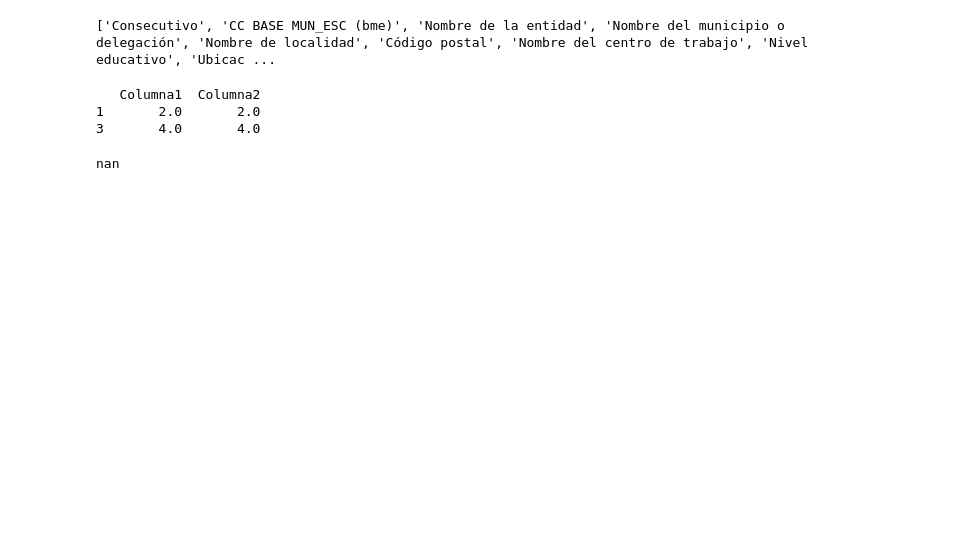
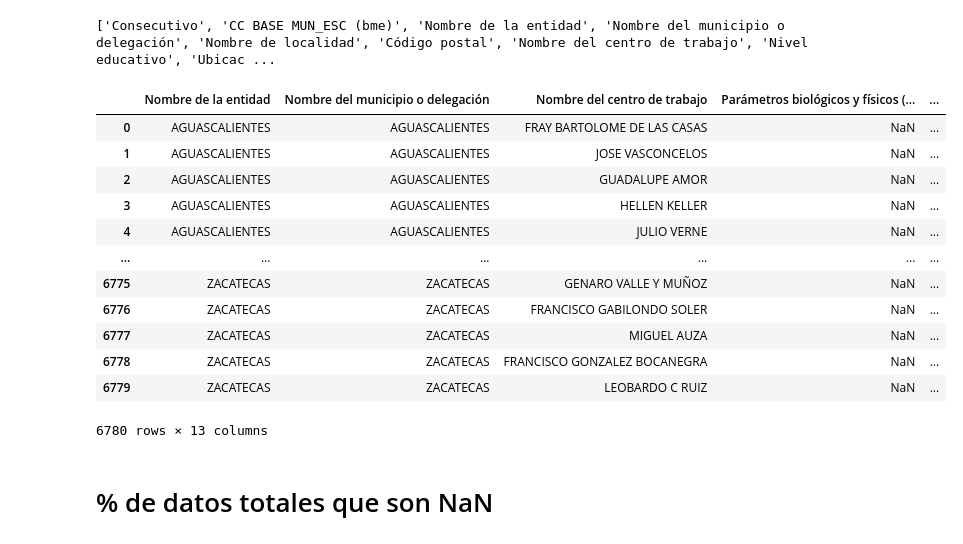
Before and after one commit to dataviz-itam/hackat-n-agua-en-escuelas-Maria-Raymundo-Andrea, a Jupyter notebook: eda.ipynb, the cells around one changed output. Saved outputs shown, nothing was run; the diff lists cells and outputs as text; code cells hidden in the pictures; blank space fills up the shorter version.

```diff
--- a/eda.ipynb
+++ b/eda.ipynb
@@ -7,7 +9,8 @@ print(list(df.columns))
 # %% [output]
 ['Consecutivo', 'CC BASE MUN_ESC (bme)', 'Nombre de la entidad', 'Nombre del municipio o delegación', 'Nombre de localidad', 'Código postal', 'Nombre del centro de trabajo', 'Nivel educativo', 'Ubicac ...
 # %%
-col_int = ["Nombre de la entidad", "Nombre del municipio o delegación", "Nombre del centro de trabajo", "Nombre del control (Público o Privado)", "Parámetros biológicos y físicos (PBF): COLIFORMES FECALES", "Parámetros biológicos y físicos (PBF): TURBIEDAD", "Parámetros químicos (no metálicos) (PBQ): FLUORUROS", "Parámetros químicos (no metálicos) (PBQ): NITRATOS", "Parámetros químicos (no metálicos) (PBQ): SÓLIDOS DISUELTOS", "Parámetros químicos metálicos (o metaloides) (PBM): ALUMINIO", "Parámetros químicos metálicos (o metaloides) (PBM): ARSÉNICO", "Parámetros químicos metálicos (o metaloides) (PBM): HIERRO", "Parámetros químicos metálicos (o metaloides) (PBM): PLOMO", "Período de información"]
+col_int = ["Nombre de la entidad", "Nombre del municipio o delegación", "Nombre del centro de trabajo", 'Parámetros biológicos y físicos (PBF): COLIFORMES FECALES', 'Parámetros biológicos y físicos (PBF): COLIFORMES TOTALES', 'Parámetros biológicos y físicos (PBF): COLOR', 'Parámetros biológicos y físicos (PBF): TURBIEDAD', 'Parámetros químicos (no metálicos) (PBQ): pH', 'Parámetros químicos (no metálicos) (PBQ): DUREZA TOTAL', 'Parámetros químicos (no metálicos) (PBQ): FLUORUROS', 'Parámetros químicos (no metálicos) (PBQ): NITRATOS', 'Parámetros químicos (no metálicos) (PBQ): SULFATOS', 'Parámetros químicos (no metálicos) (PBQ): SÓLIDOS DISUELTOS', 'Parámetros químicos metálicos (o metaloides) (PBM): ALUMINIO', 'Parámetros químicos metálicos (o metaloides) (PBM): ARSÉNICO', 'Parámetros químicos metálicos (o metaloides) (PBM): MANGANESO', 'Parámetros químicos metálicos (o metaloides) (PBM): HIERRO', 'Parámetros químicos metálicos (o metaloides) (PBM): PLOMO', "Período de información"]
+parametros = ['Parámetros biológicos y físicos (PBF): COLIFORMES FECALES', 'Parámetros biológicos y físicos (PBF): COLIFORMES TOTALES', 'Parámetros biológicos y físicos (PBF): COLOR', 'Parámetros biológicos y físicos (PBF): TURBIEDAD', 'Parámetros químicos (no metálicos) (PBQ): pH', 'Parámetros químicos (no metálicos) (PBQ): DUREZA TOTAL', 'Parámetros químicos (no metálicos) (PBQ): FLUORUROS', 'Parámetros químicos (no metálicos) (PBQ): NITRATOS', 'Parámetros químicos (no metálicos) (PBQ): SULFATOS', 'Parámetros químicos (no metálicos) (PBQ): SÓLIDOS DISUELTOS', 'Parámetros químicos metálicos (o metaloides) (PBM): ALUMINIO', 'Parámetros químicos metálicos (o metaloides) (PBM): ARSÉNICO', 'Parámetros químicos metálicos (o metaloides) (PBM): MANGANESO', 'Parámetros químicos metálicos (o metaloides) (PBM): HIERRO', 'Parámetros químicos metálicos (o metaloides) (PBM): PLOMO']
 # %%
 df = df[col_int]
 df = df[(df['Período de información'] == '2018-2019')]
@@ -17,22 +20,20 @@ df.replace('ND', np.nan, inplace=True)
 df.reset_index(drop=True, inplace=True)
 df.to_csv('baseFinal.csv', index=False)
-# %%
-import pandas as pd
-
-# Crear un DataFrame de ejemplo
-data = {'Columna1': [1, 2, None, 4],
-        'Columna2': [None, 2, 3, 4]}
-df = pd.DataFrame(data)
-
-# Eliminar filas que contengan algún NaN
-df_limpio = df.dropna()
-
-print(df_limpio)
-# %% [output]
-   Columna1  Columna2
-1       2.0       2.0
-3       4.0       4.0
-# %%
-np.mean([np.nan,1,2,3])
-# %% [output]
-nan
+# %%
+df
+# %% [output]
+|  | Nombre de la entidad | Nombre del municipio o delegación | Nombre del centro de trabajo | Parámetros biológicos y físicos (... | ... |
+| 0 | AGUASCALIENTES | AGUASCALIENTES | FRAY BARTOLOME DE LAS CASAS | NaN | ... |
+| 1 | AGUASCALIENTES | AGUASCALIENTES | JOSE VASCONCELOS | NaN | ... |
+| 2 | AGUASCALIENTES | AGUASCALIENTES | GUADALUPE AMOR | NaN | ... |
+| 3 | AGUASCALIENTES | AGUASCALIENTES | HELLEN KELLER | NaN | ... |
+| 4 | AGUASCALIENTES | AGUASCALIENTES | JULIO VERNE | NaN | ... |
+| ... | ... | ... | ... | ... | ... |
+| 6775 | ZACATECAS | ZACATECAS | GENARO VALLE Y MUÑOZ | NaN | ... |
+| 6776 | ZACATECAS | ZACATECAS | FRANCISCO GABILONDO SOLER | NaN | ... |
+| 6777 | ZACATECAS | ZACATECAS | MIGUEL AUZA | NaN | ... |
+| 6778 | ZACATECAS | ZACATECAS | FRANCISCO GONZALEZ BOCANEGRA | NaN | ... |
+| 6779 | ZACATECAS | ZACATECAS | LEOBARDO C RUIZ | NaN | ... |
+6780 rows × 13 columns
+# %% [markdown]
+# % de datos totales que son NaN
```
Also changed, not shown: parts of 15 cells of this notebook, 6 other files.
